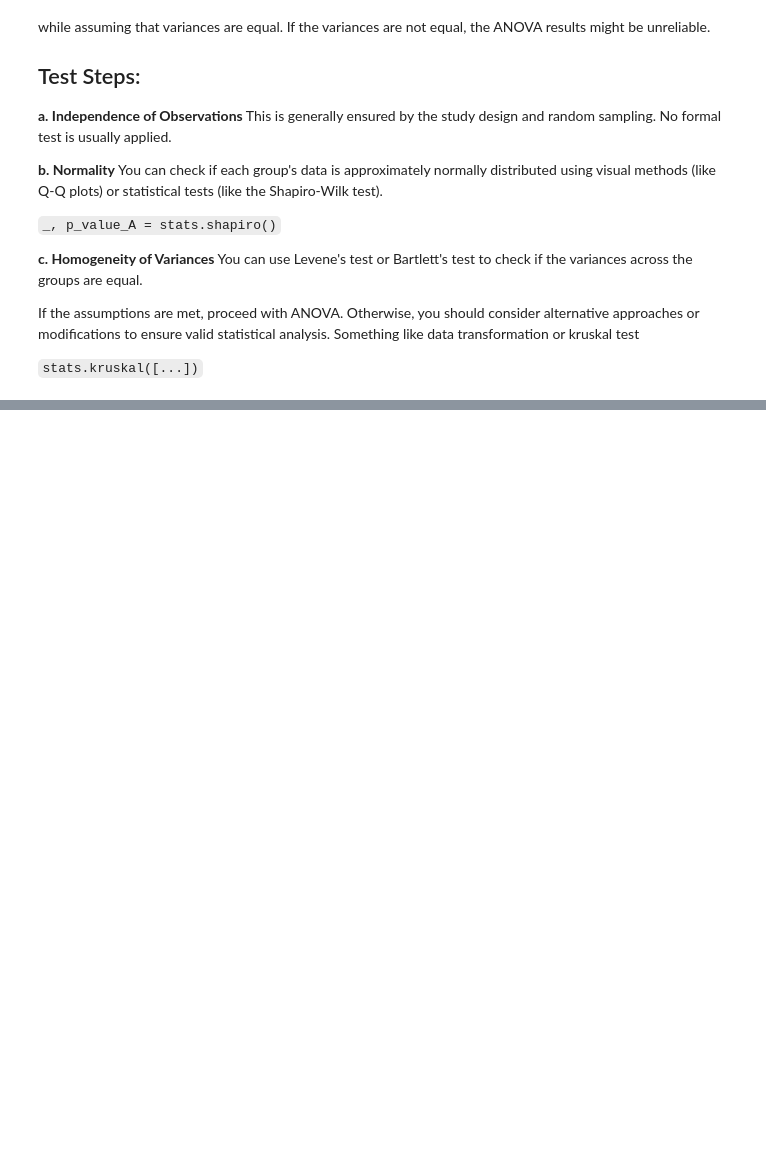
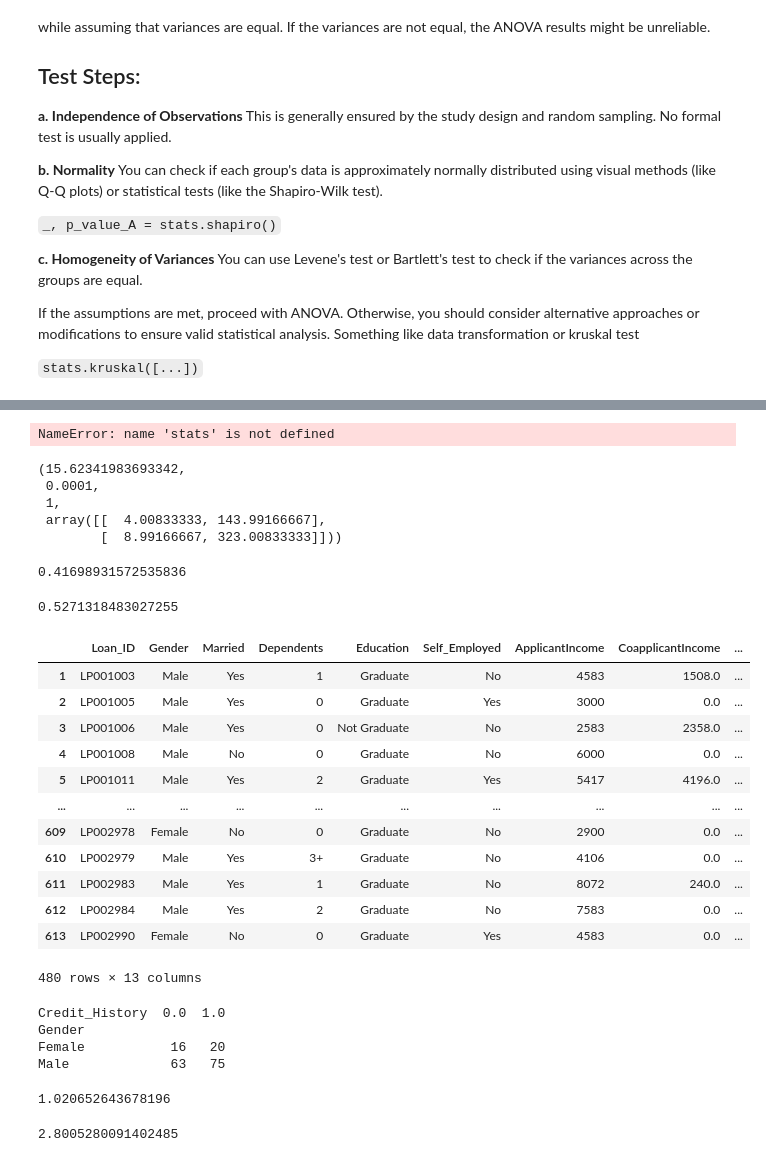
Before and after one commit to fjobeir/ai, a Jupyter notebook: stats.ipynb, the cells around one changed output, grey strips where cells are left out. Saved outputs shown, nothing was run; the diff lists cells and outputs as text; code cells hidden in the pictures; blank space fills up the shorter version.

```diff
--- a/stats.ipynb
+++ b/stats.ipynb
@@ -220,0 +549,8 @@ print(p_value)
+# %%
+statistic, pvalue, dof, expected_freq = stats.chi2_contingency([
+    sep.values,
+    ls.values
+])
+print(statistic, pvalue)
+# %% [output]
+NameError: name 'stats' is not defined
@@ -220,0 +559,14 @@ print(p_value)
+# %%
+chi2, p_value, dof, expected = stats.chi2_contingency(contingency_table)
+chi2, round(p_value, 4), dof, expected
+# %% [output]
+(15.62341983693342,
+ 0.0001,
+ 1,
+ array([[  4.00833333, 143.99166667],
+        [  8.99166667, 323.00833333]]))
+# %%
+kurt_value = stats.kurtosis([4, 6, 2, 18, 7, 2])
+print(kurt_value)
+# %% [output]
+0.41698931572535836
@@ -220,0 +575,40 @@ print(p_value)
+# %%
+v
+# %% [output]
+0.5271318483027255
+# %%
+df = pd.read_csv('loan.csv')
+# %%
+df.dropna()
+# %% [output]
+|  | Loan_ID | Gender | Married | Dependents | Education | Self_Employed | ApplicantIncome | CoapplicantIncome | ... |
+| 1 | LP001003 | Male | Yes | 1 | Graduate | No | 4583 | 1508.0 | ... |
+| 2 | LP001005 | Male | Yes | 0 | Graduate | Yes | 3000 | 0.0 | ... |
+| 3 | LP001006 | Male | Yes | 0 | Not Graduate | No | 2583 | 2358.0 | ... |
+| 4 | LP001008 | Male | No | 0 | Graduate | No | 6000 | 0.0 | ... |
+| 5 | LP001011 | Male | Yes | 2 | Graduate | Yes | 5417 | 4196.0 | ... |
+| ... | ... | ... | ... | ... | ... | ... | ... | ... | ... |
+| 609 | LP002978 | Female | No | 0 | Graduate | No | 2900 | 0.0 | ... |
+| 610 | LP002979 | Male | Yes | 3+ | Graduate | No | 4106 | 0.0 | ... |
+| 611 | LP002983 | Male | Yes | 1 | Graduate | No | 8072 | 240.0 | ... |
+| 612 | LP002984 | Male | Yes | 2 | Graduate | No | 7583 | 0.0 | ... |
+| 613 | LP002990 | Female | No | 0 | Graduate | Yes | 4583 | 0.0 | ... |
+480 rows × 13 columns
+# %%
+
+chn = df[df["Loan_Status"] == "N"]
+contingency = pd.crosstab(chn['Gender'], chn['Credit_History'])
+print(contingency)
+# %% [output]
+Credit_History  0.0  1.0
+Gender
+Female           16   20
+Male             63   75
+# %%
+stats.skew([50,196,221,136,255,230,252,267,212,359,328,200,500,624,236,289,300,366])
+# %% [output]
+1.020652643678196
+# %%
+stats.skew([15, 20, 25, 25, 28, 30, 32, 35, 35, 35, 38, 40, 42, 45, 45, 48, 50, 52, 55, 60, 65, 70, 75, 75, 80, 90, 95, 100, 120, 250])
+# %% [output]
+2.8005280091402485
```
Also changed, not shown: parts of 47 cells of this notebook.
